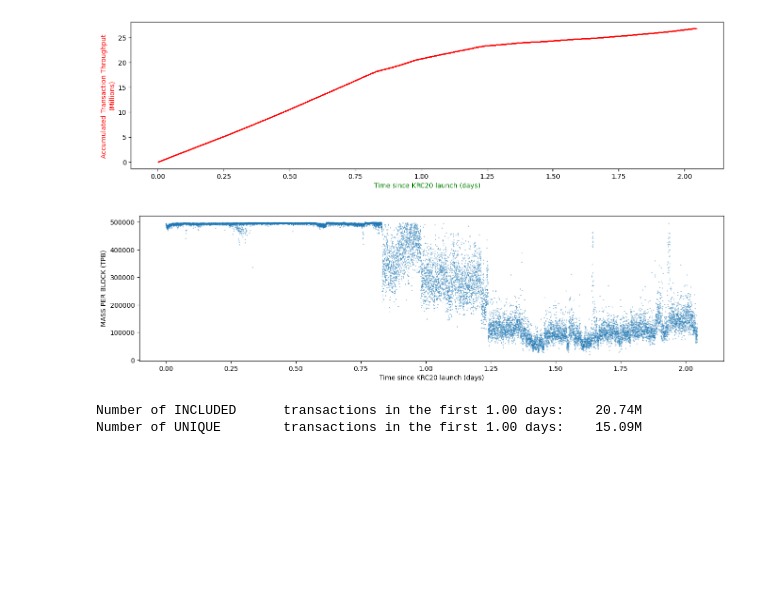
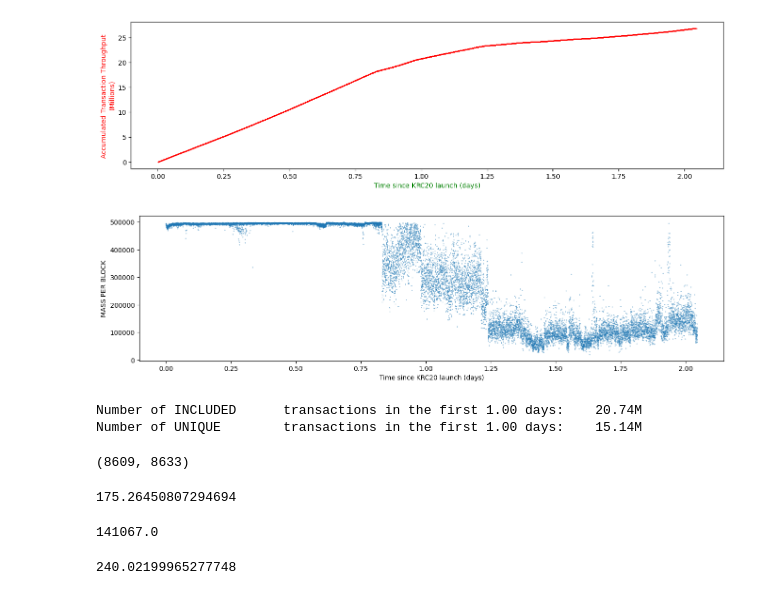
Before and after one commit to michaelsutton/rusty-kaspa, a Jupyter notebook: mining/src/feerate/mainnet-load-analysis.ipynb, the cells around one changed output. Saved outputs shown, nothing was run; the diff lists cells and outputs as text; code cells hidden in the pictures; blank space fills up the shorter version.

```diff
--- a/mining/src/feerate/mainnet-load-analysis.ipynb
+++ b/mining/src/feerate/mainnet-load-analysis.ipynb
@@ -267,23 +267,39 @@ plt.show()
 # %%
 x = df3['timestamp']
 y = df3['mass']
 
 plt.figure(figsize=(16, 4))
 plt.scatter((x - thresh)/86400, y, s=0.1)
-plt.ylabel('MASS PER BLOCK (TPB)')
+plt.ylabel('MASS PER BLOCK')
 plt.xlabel('Time since KRC20 launch (days)')
 plt.show()
 # %% [output]
-[figure, old version]
+[figure, new version]
 # %%
 df4 = df3[df3['timestamp'] < datetime.datetime.fromisoformat('2024-09-16 12:00:00.000+00:00').timestamp()]
 days = (df4['timestamp'][len(df4)-1] - df4['timestamp'][0]) / 86400
 txs = sum(df4['tpb'] * df4['blocks'])
 df6 = pd.DataFrame(orig_data, columns=['timestamp', 'mempool_count', 'utps', 'etps'])
 df5 = df6[df6['timestamp'] < datetime.datetime.fromisoformat('2024-09-16 12:00:00.000+00:00').timestamp()]
-unique_txs = sum(df5['utps'] * 10) # the log line is printed every 10 seconds
+unique_txs = df5['utps'].mean() * 86400
 print('Number of INCLUDED\ttransactions in the first {0:.2f} days:\t{1:.2f}M'.format(days, txs/1_000_000))
 print('Number of UNIQUE\ttransactions in the first {0:.2f} days:\t{1:.2f}M'.format(days, unique_txs/1_000_000))
 # %% [output]
 Number of INCLUDED      transactions in the first 1.00 days:    20.74M
-Number of UNIQUE        transactions in the first 1.00 days:    15.09M
+Number of UNIQUE        transactions in the first 1.00 days:    15.14M
+# %%
+len(df5['utps']), len(df4)
+# %% [output]
+(8609, 8633)
+# %%
+unique_txs / 86400
+# %% [output]
+175.26450807294694
+# %%
+max(df2['mempool_count'])
+# %% [output]
+141067.0
+# %%
+txs / 86400
+# %% [output]
+240.02199965277748
```
Also changed, not shown: parts of 1 cell of this notebook.
